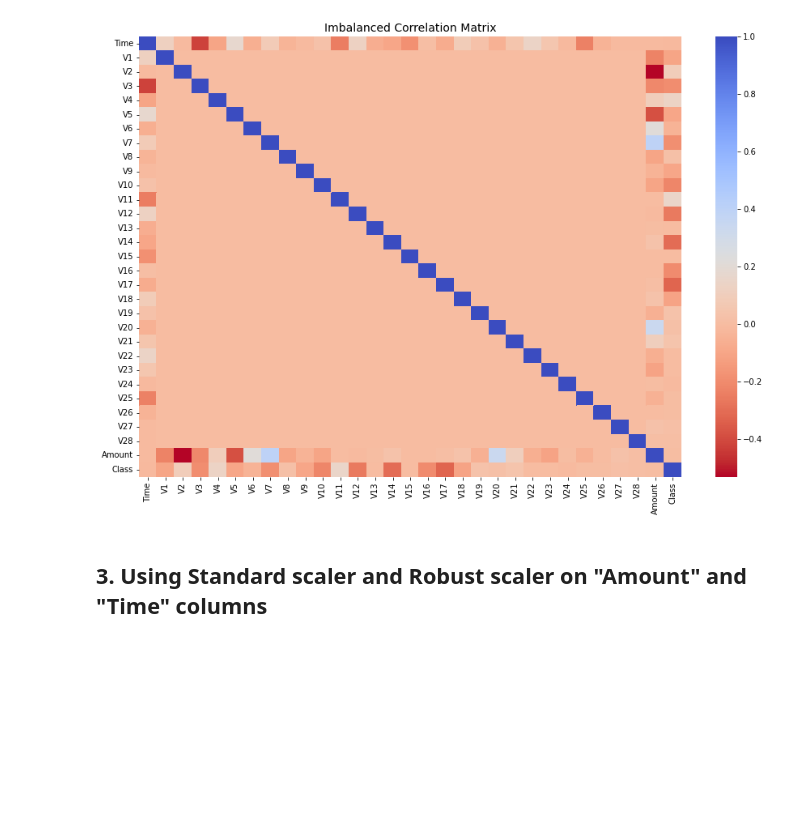
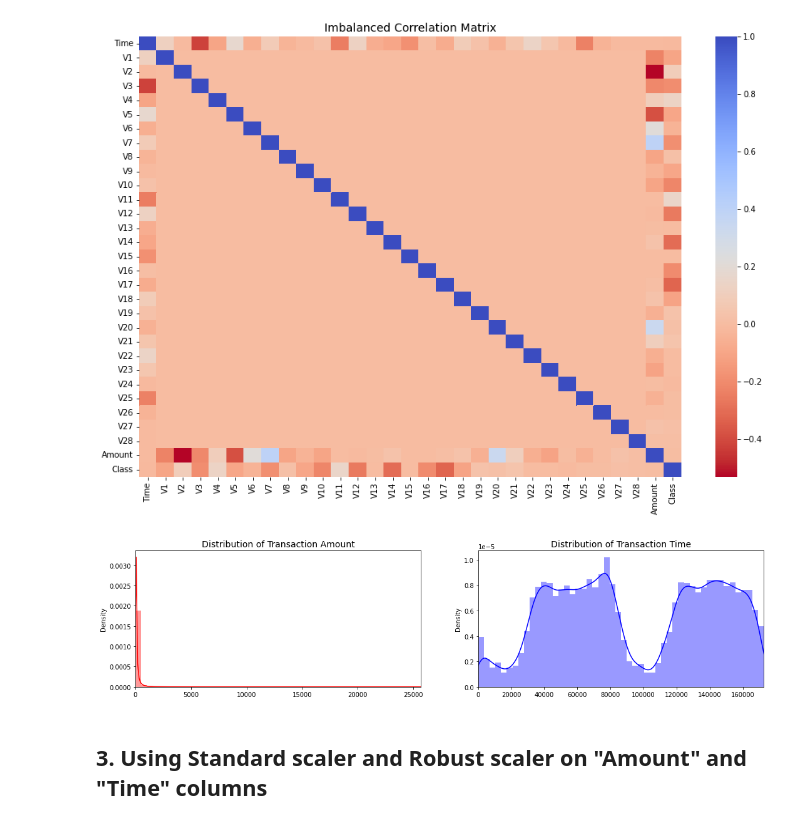
Before and after one commit to chloe-dg/credit_card_fraud_detection, a Jupyter notebook: credit_card_fraud_detection.ipynb, the cells around one changed output. Cells and saved outputs as stored; diff of their text form; code cells hidden in the pictures; blank space fills up the shorter version.

```diff
--- a/credit_card_fraud_detection.ipynb
+++ b/credit_card_fraud_detection.ipynb
@@ -47,9 +47,9 @@ drive.mount('/content/gdrive')
 # %% [output]
 Mounted at /content/gdrive
 # %%
-credit = pd.read_csv('/content/drive/MyDrive/Colab Notebooks/database/credit_card_fraud_detection/creditcard.csv')
+credit = pd.read_csv('/content/gdrive/MyDrive/Colab Notebooks/database/credit_card_fraud_detection/creditcard.csv')
 # %%
-data = credit.copy()
+df = credit.copy()
 # %% [markdown]
 ## Exploratory Data Analysis & Data Preprocessing
 # %% [markdown]
@@ -115,5 +115,24 @@ ax1.set_title("Imbalanced Correlation Matrix", fontsize=14)
 # %% [output]
 Text(0.5, 1.0, 'Imbalanced Correlation Matrix')
 [figure]
+# %%
+fig, ax = plt.subplots(1, 2, figsize=(18,4))
+
+amount_val = df['Amount'].values
+time_val = df['Time'].values
+
+sns.distplot(amount_val, ax=ax[0], color='r')
+ax[0].set_title('Distribution of Transaction Amount', fontsize=14)
+ax[0].set_xlim([min(amount_val), max(amount_val)])
+
+sns.distplot(time_val, ax=ax[1], color='b')
+ax[1].set_title('Distribution of Transaction Time', fontsize=14)
+ax[1].set_xlim([min(time_val), max(time_val)])
+
+
+
+plt.show()
+# %% [output]
+[figure, added]
 # %% [markdown]
 ## 3. Using Standard scaler and Robust scaler on "Amount" and "Time" columns
```
Also changed, not shown: parts of 73 cells of this notebook.
